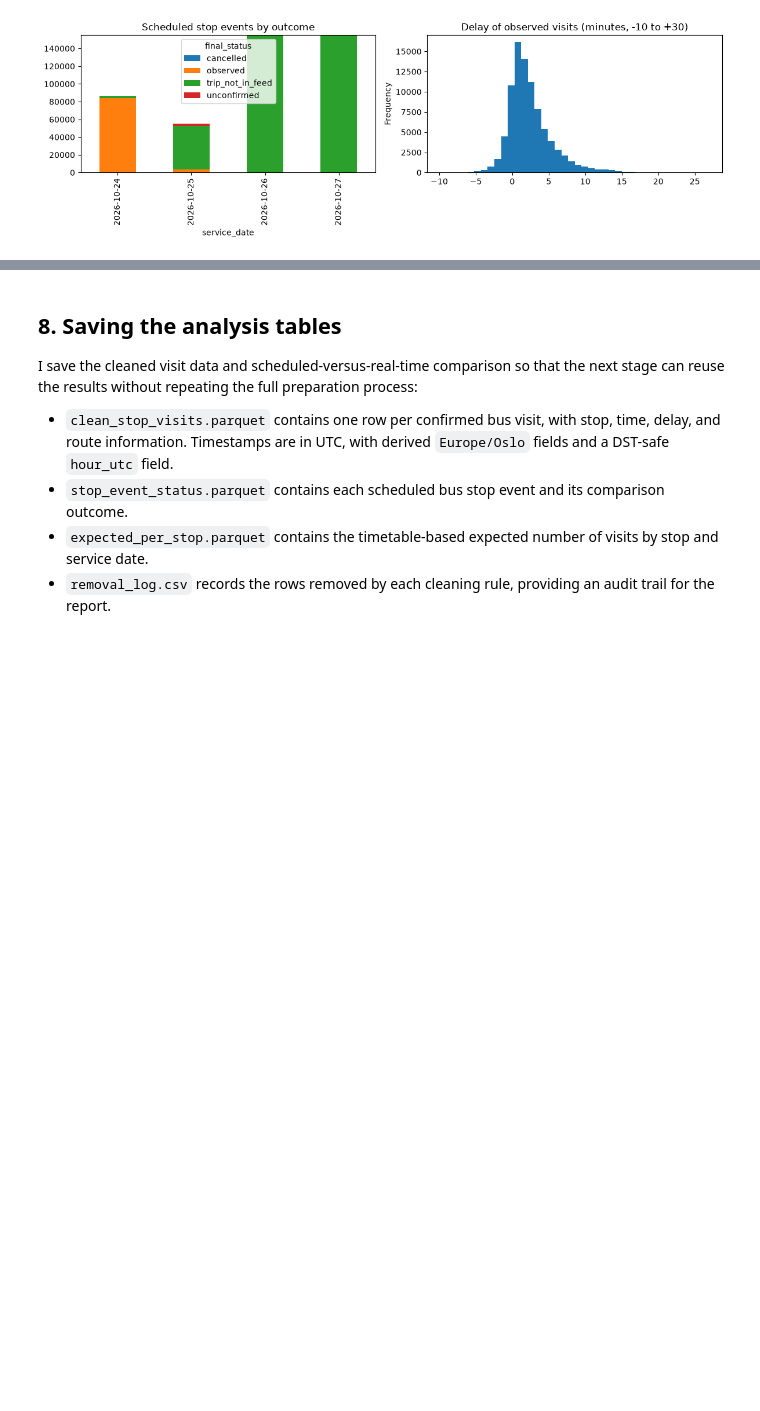
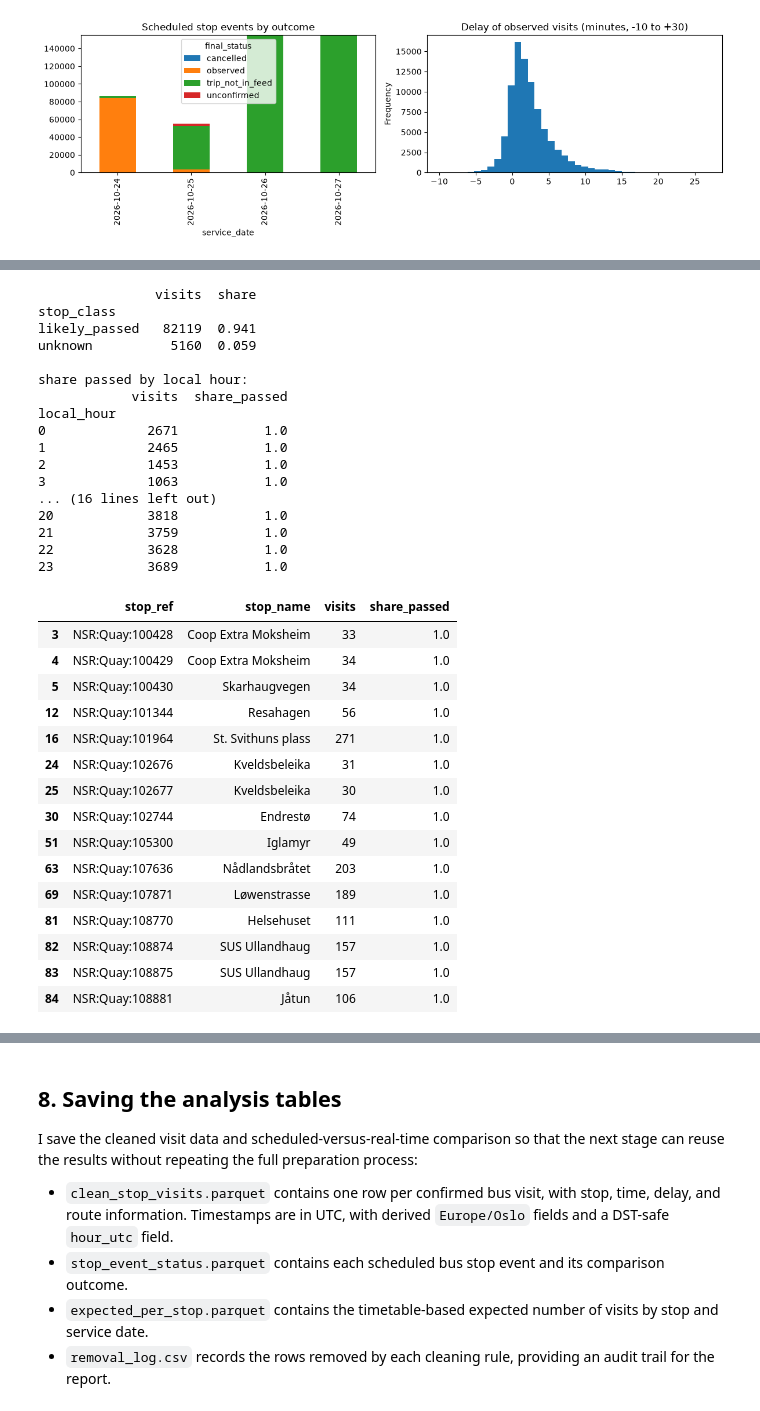
Before and after one commit to syedsakib452/Entur-Buspulse, a Jupyter notebook: tables/parquet_2026-10-24/analyzing_parquet_files_v3.ipynb, the cells around one changed output, grey strips where cells are left out. Drawn from its saved outputs; the diff is of its cells as text; code cells hidden in the pictures; blank space fills up the shorter version.

```diff
--- a/tables/parquet_2026-10-24/analyzing_parquet_files_v3.ipynb
+++ b/tables/parquet_2026-10-24/analyzing_parquet_files_v3.ipynb
@@ -1226,0 +1265,56 @@ plt.tight_layout(); plt.show()
+# %%
+# 8.2 Classify each observed visit
+PASS_MAX_S = 2     # <- change after looking at the 8.1 table
+
+v["stop_class"] = np.select(
+    [v["dwell_s"].isna(), v["dwell_s"] <= PASS_MAX_S],
+    ["unknown", "likely_passed"],
+    default="likely_stopped",
+)
+print(v["stop_class"].value_counts().to_frame("visits").assign(share=lambda x: (x["visits"] / x["visits"].sum()).round(3)))
+
+known = v[v["stop_class"] != "unknown"].copy()
+known["passed"] = known["stop_class"] == "likely_passed"
+
+# by hour of day (aimed time, local)
+print("\nshare passed by local hour:")
+print(known.groupby("local_hour")["passed"].agg(visits="size", share_passed="mean").round(3).to_string())
+
+# stops where buses most often pass (at least 30 visits)
+by_stop = (known.groupby(["stop_ref", "stop_name"])["passed"]
+                .agg(visits="size", share_passed="mean").reset_index())
+display(by_stop[by_stop["visits"] >= 30].sort_values("share_passed", ascending=False).head(15).round(3))
+# %% [output]
+               visits  share
+stop_class
+likely_passed   82119  0.941
+unknown          5160  0.059
+
+share passed by local hour:
+            visits  share_passed
+local_hour
+0             2671           1.0
+1             2465           1.0
+2             1453           1.0
+3             1063           1.0
+... (16 lines left out)
+20            3818           1.0
+21            3759           1.0
+22            3628           1.0
+23            3689           1.0
+|  | stop_ref | stop_name | visits | share_passed |
+| 3 | NSR:Quay:100428 | Coop Extra Moksheim | 33 | 1.0 |
+| 4 | NSR:Quay:100429 | Coop Extra Moksheim | 34 | 1.0 |
+| 5 | NSR:Quay:100430 | Skarhaugvegen | 34 | 1.0 |
+| 12 | NSR:Quay:101344 | Resahagen | 56 | 1.0 |
+| 16 | NSR:Quay:101964 | St. Svithuns plass | 271 | 1.0 |
+| 24 | NSR:Quay:102676 | Kveldsbeleika | 31 | 1.0 |
+| 25 | NSR:Quay:102677 | Kveldsbeleika | 30 | 1.0 |
+| 30 | NSR:Quay:102744 | Endrestø | 74 | 1.0 |
+| 51 | NSR:Quay:105300 | Iglamyr | 49 | 1.0 |
+| 63 | NSR:Quay:107636 | Nådlandsbråtet | 203 | 1.0 |
+| 69 | NSR:Quay:107871 | Løwenstrasse | 189 | 1.0 |
+| 81 | NSR:Quay:108770 | Helsehuset | 111 | 1.0 |
+| 82 | NSR:Quay:108874 | SUS Ullandhaug | 157 | 1.0 |
+| 83 | NSR:Quay:108875 | SUS Ullandhaug | 157 | 1.0 |
+| 84 | NSR:Quay:108881 | Jåtun | 106 | 1.0 |
```
Also changed, not shown: parts of 5 cells of this notebook, 1 other file.
